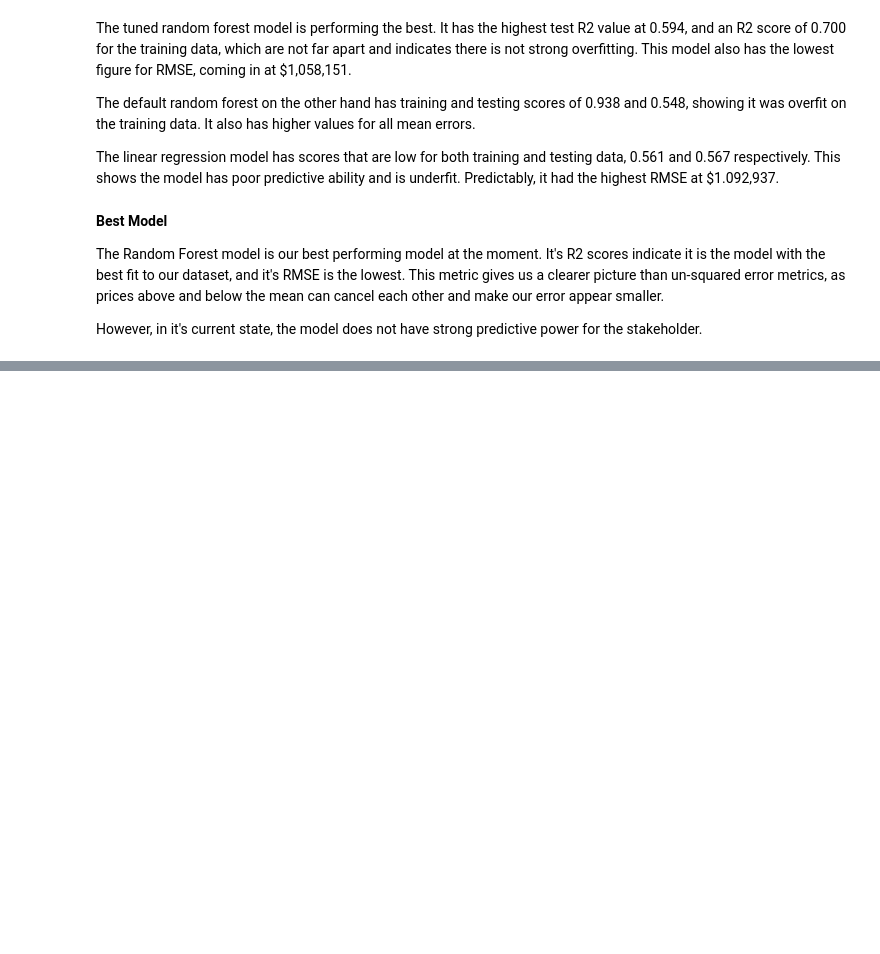
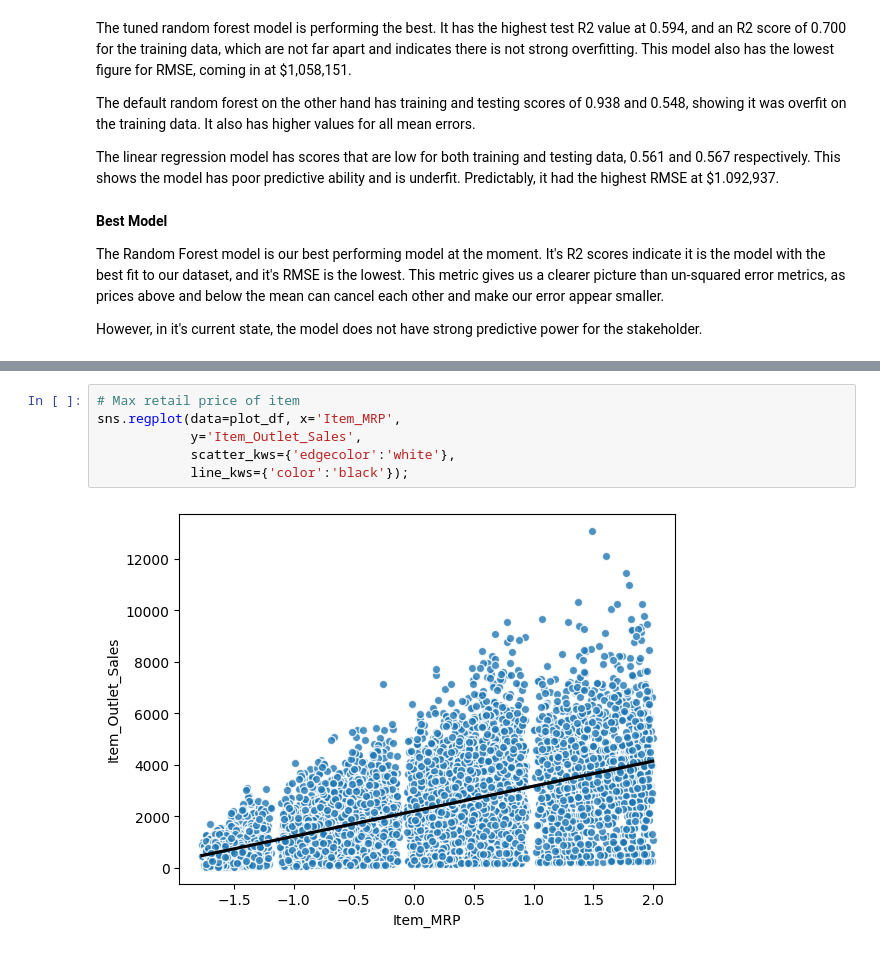
Before and after one commit to JKDS87/Sales-Predictions, a Jupyter notebook: Sales_Predictions_NB.ipynb, the cells around one changed output, grey strips where cells are left out. Saved outputs shown, nothing was run; the diff lists cells and outputs as text; blank space fills up the shorter version.

```diff
--- a/Sales_Predictions_NB.ipynb
+++ b/Sales_Predictions_NB.ipynb
@@ -559,0 +779,8 @@ However, in it's current state, the model does not have strong predictive power
+# %%
+# Max retail price of item
+sns.regplot(data=plot_df, x='Item_MRP',
+            y='Item_Outlet_Sales',
+            scatter_kws={'edgecolor':'white'},
+            line_kws={'color':'black'});
+# %% [output]
+[figure, added]
```
Also changed, not shown: parts of 41 cells of this notebook.
